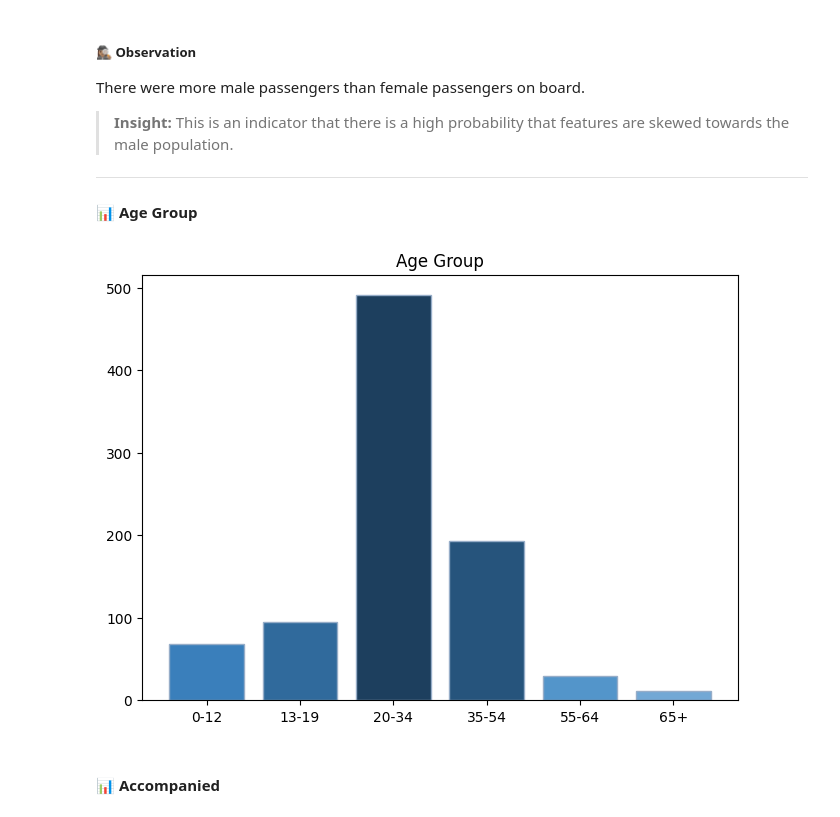
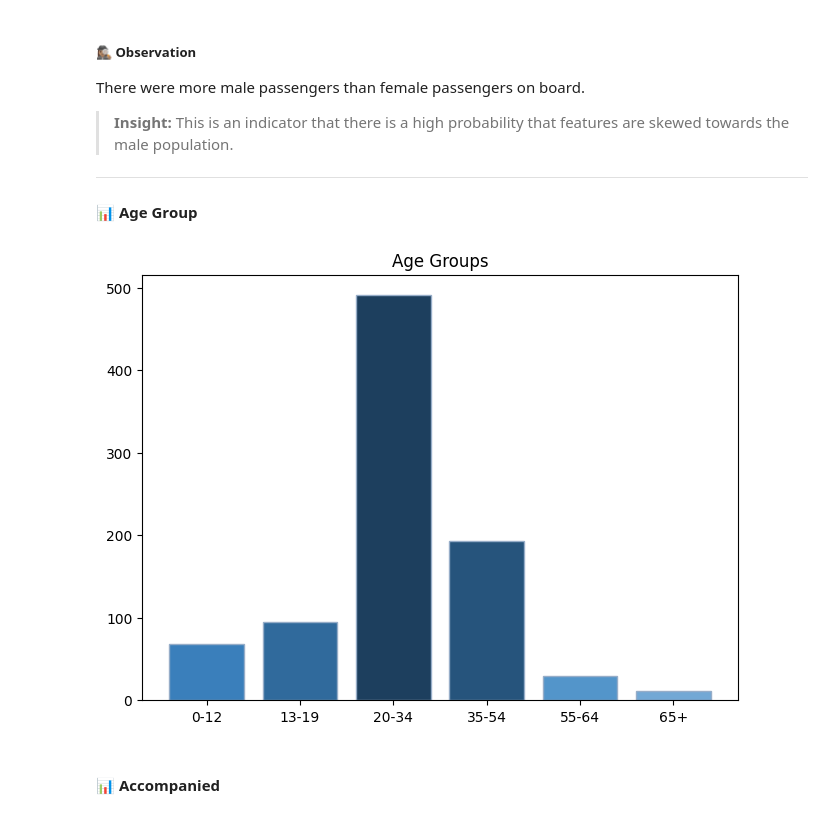
Before and after one commit to grace-sampao/Cyber-Shujaa---Exploratory-Data-Analysis, a Jupyter notebook: notebooks/exploratory_data_analysis.ipynb, the cells around one changed output. Saved outputs shown, nothing was run; the diff lists cells and outputs as text; code cells hidden in the pictures.

```diff
--- a/notebooks/exploratory_data_analysis.ipynb
+++ b/notebooks/exploratory_data_analysis.ipynb
@@ -635,33 +633,33 @@ There were more male passengers than female passengers on board.
 # %%
 colours_monochrome = {
 	"yale blue": "#1D3F5E",
 	"dusk blue": "#26547C",
 	"baltic blue": "#306A9C",
 	"steel blue": "#3A7FBB",
 	"blue bell": "#5395CA",
 	"cool horizon": "#72A8D5"
 }
 
 fig, ax = plt.subplots(layout='constrained')
 
-ax.set_title("Age Group")
+ax.set_title("Age Groups")
 ax.bar(
 	titanic_data['Age Group'].value_counts().sort_index().index,
 	titanic_data['Age Group'].value_counts().sort_index().values,
 	color=[
 		colours_monochrome["steel blue"],
 		colours_monochrome["baltic blue"],
 		colours_monochrome["yale blue"],
 		colours_monochrome["dusk blue"],
 		colours_monochrome["blue bell"],
 		colours_monochrome["cool horizon"]
 	],
 	edgecolor=colours["powder blue"]
 )
 
 plt.show()
 # %% [output]
-[figure, old version]
+[figure, new version]
 # %% [markdown]
 #### 📊 Accompanied
 # %%
```
Also changed, not shown: parts of 1 cell of this notebook.
